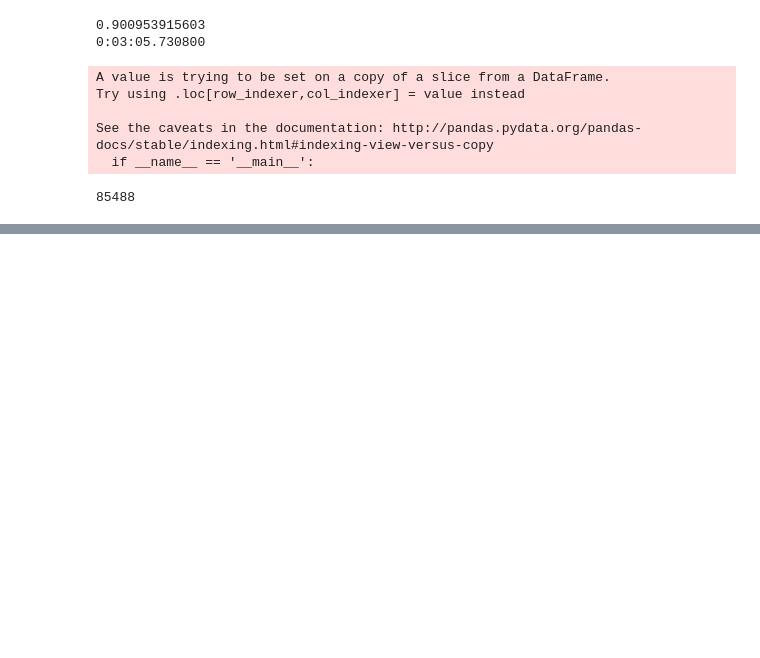
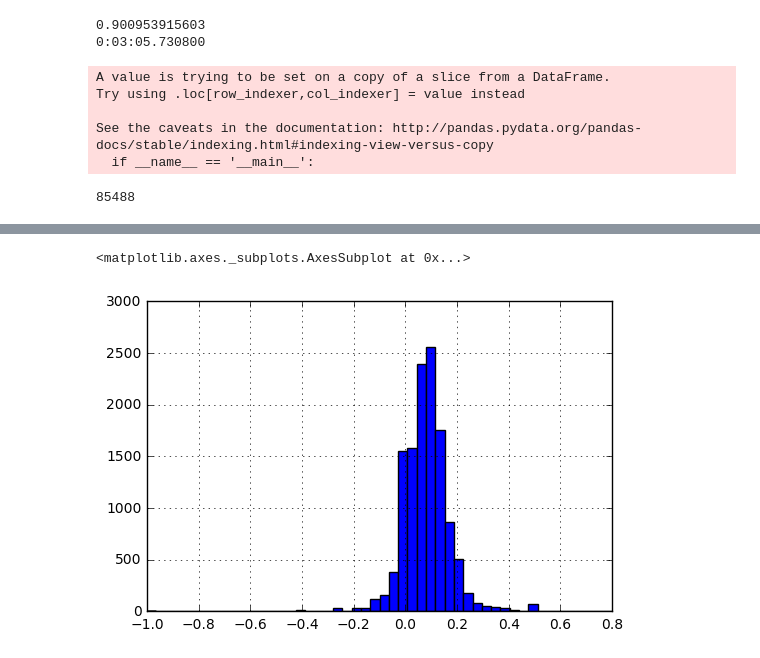
Before and after one commit to Stanleyyork/sfdat28-stevens, a Jupyter notebook: projects/political_lean/Exploration - Part 2.ipynb, the cells around one changed output, grey strips where cells are left out. Cells and saved outputs as stored; diff of their text form; code cells hidden in the pictures; blank space fills up the shorter version.

```diff
--- a/projects/political_lean/Exploration - Part 2.ipynb
+++ b/projects/political_lean/Exploration - Part 2.ipynb
@@ -553,0 +637,5 @@ class WordCount(TransformerMixin):
+# %%
+pld_text['sentiment'].hist(bins=50)
+# %% [output]
+<matplotlib.axes._subplots.AxesSubplot at 0x...>
+[figure, added]
```
Also changed, not shown: parts of 37 cells of this notebook, 3 other files.
